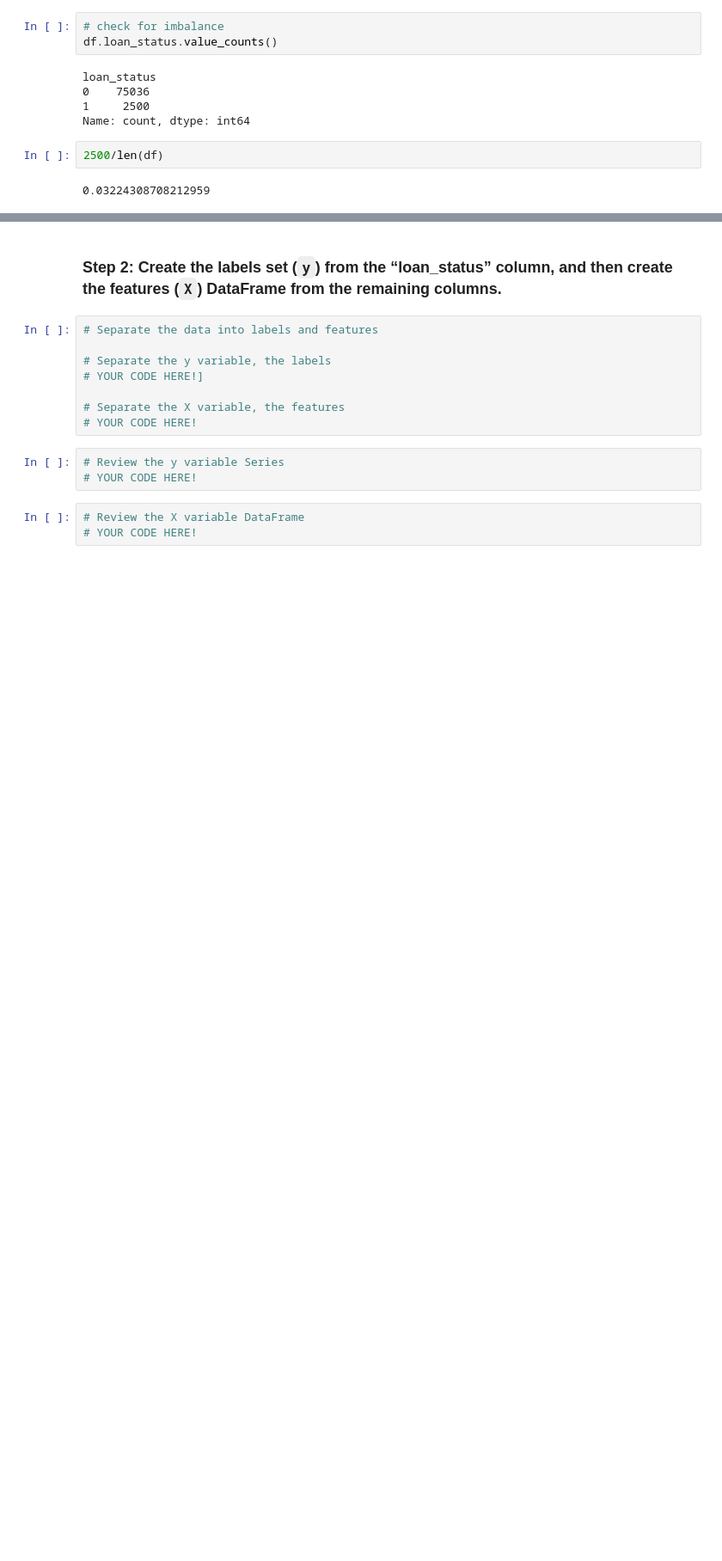
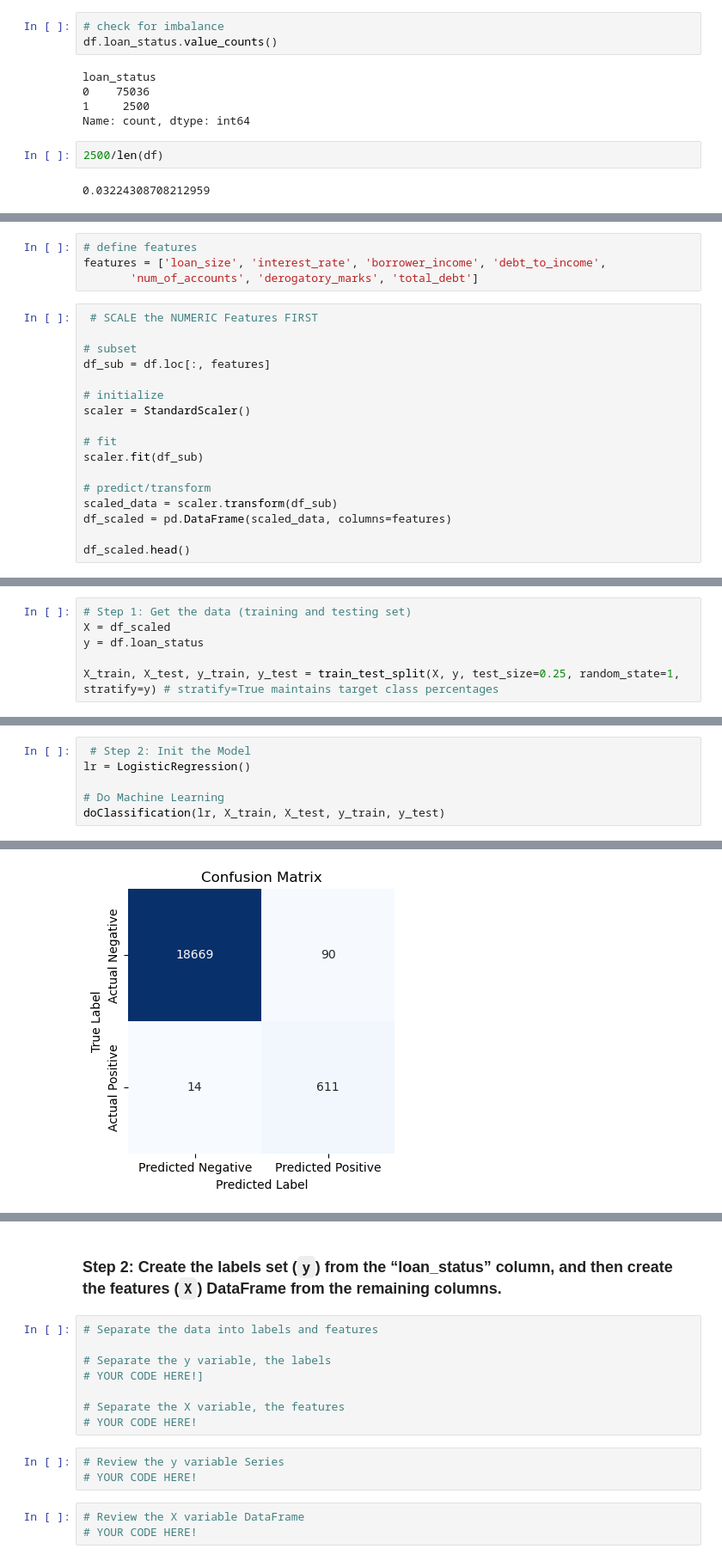
Before and after one commit to ajmonte0920/20_da_sep2024_hw_20_credit-risk-classification, a Jupyter notebook: Credit_Risk/credit_risk_classification.ipynb, the cells around one changed output, grey strips where cells are left out. Shown: that part at 86% size. Saved outputs shown, nothing was run; the diff lists cells and outputs as text; blank space fills up the shorter version.

Commit message:
20_da_sep2024_hw_20_credit-risk-classification

```diff
--- a/Credit_Risk/credit_risk_classification.ipynb
+++ b/Credit_Risk/credit_risk_classification.ipynb
@@ -91,0 +133,21 @@ Name: count, dtype: int64
+# %%
+# define features
+features = ['loan_size', 'interest_rate', 'borrower_income', 'debt_to_income',
+       'num_of_accounts', 'derogatory_marks', 'total_debt']
+# %%
+ # SCALE the NUMERIC Features FIRST
+
+# subset
+df_sub = df.loc[:, features]
+
+# initialize
+scaler = StandardScaler()
+
+# fit
+scaler.fit(df_sub)
+
+# predict/transform
+scaled_data = scaler.transform(df_sub)
+df_scaled = pd.DataFrame(scaled_data, columns=features)
+
+df_scaled.head()
@@ -91,0 +173,6 @@ Name: count, dtype: int64
+# %%
+# Step 1: Get the data (training and testing set)
+X = df_scaled
+y = df.loan_status
+
+X_train, X_test, y_train, y_test = train_test_split(X, y, test_size=0.25, random_state=1, stratify=y) # stratify=True maintains target class percentages
@@ -91,0 +261,7 @@ Name: count, dtype: int64
+# %%
+ # Step 2: Init the Model
+lr = LogisticRegression()
+
+# Do Machine Learning
+doClassification(lr, X_train, X_test, y_train, y_test)
+# %% [output]
@@ -91,0 +285 @@ Name: count, dtype: int64
+[figure, added]
```
Also changed, not shown: parts of 10 cells of this notebook.
